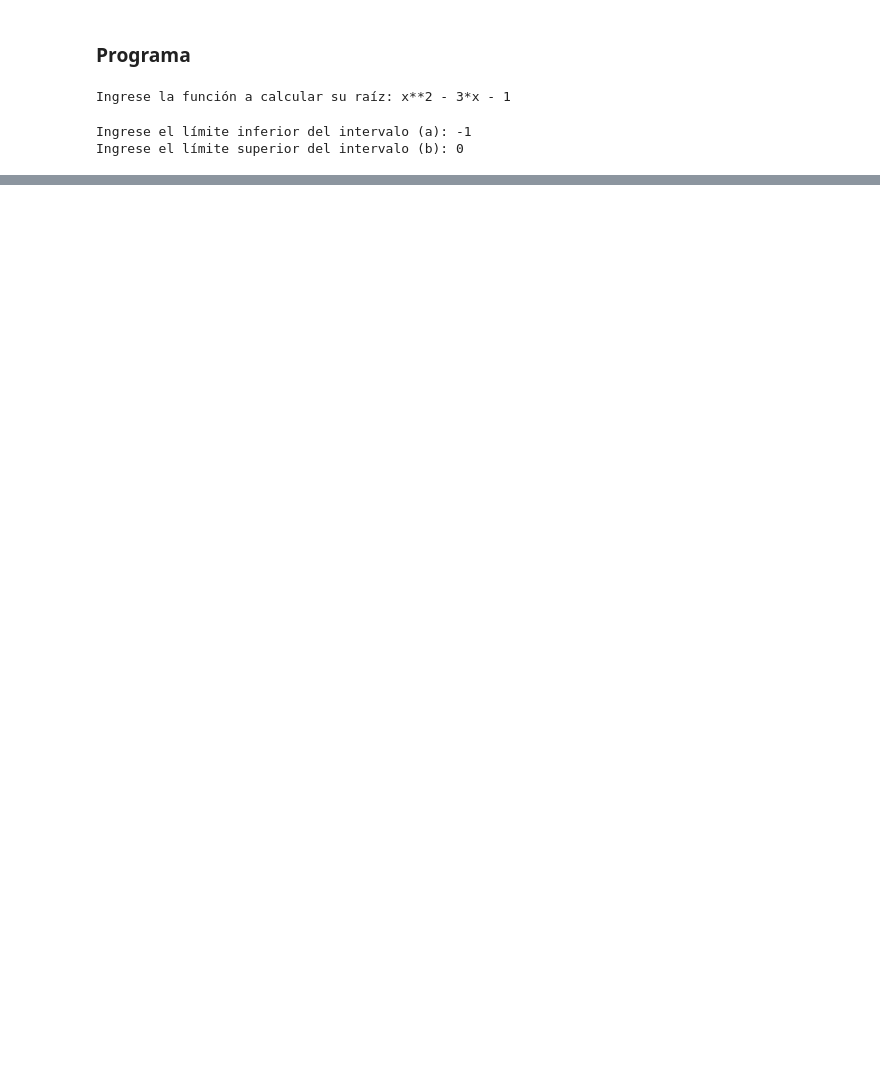
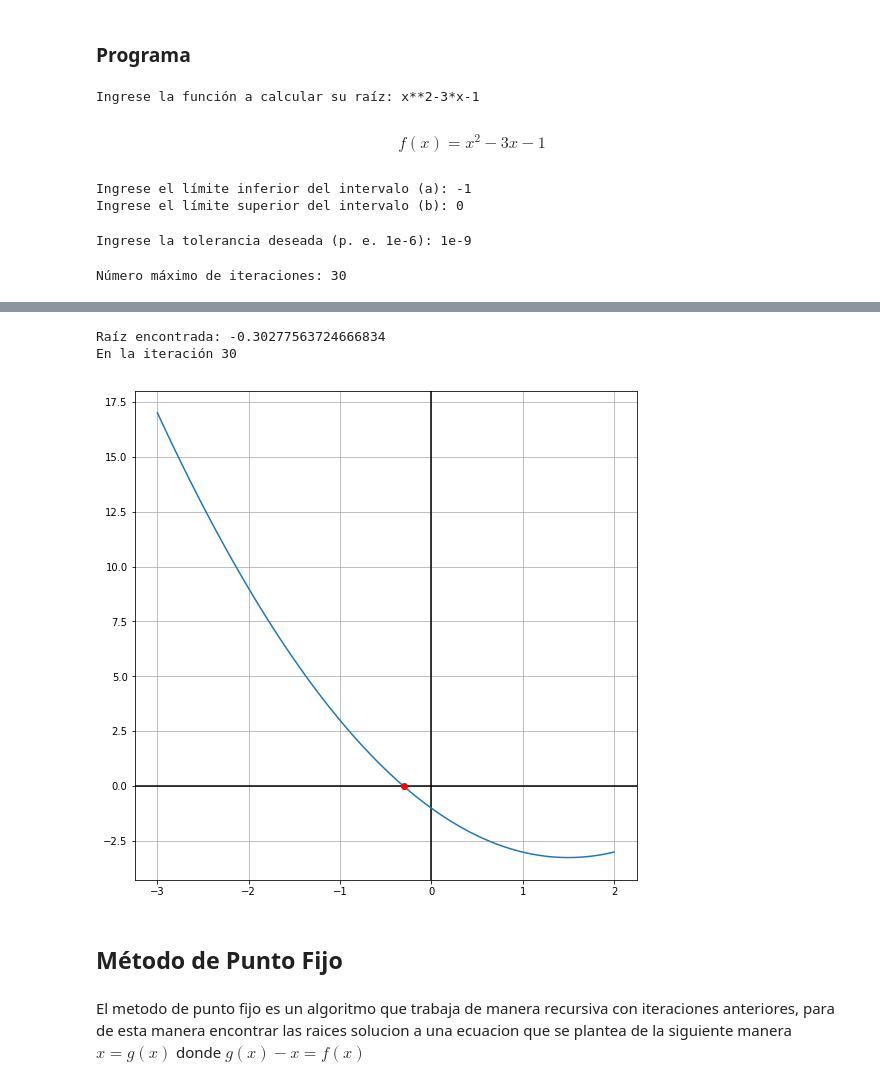
Before and after one commit to 00251716/NumericalAnalysis2018, a Jupyter notebook: 01-SolutionsOfEquations/1-1-SolutionsOfEquations.ipynb, the cells around one changed output, grey strips where cells are left out. Cells and saved outputs as stored; diff of their text form; code cells hidden in the pictures; blank space fills up the shorter version.

```diff
--- a/01-SolutionsOfEquations/1-1-SolutionsOfEquations.ipynb
+++ b/01-SolutionsOfEquations/1-1-SolutionsOfEquations.ipynb
@@ -28,19 +45,18 @@ while True:
     try:
         f = sympify(input('Ingrese la función a calcular su raíz: '))
         break
-    except SympifyError as err:
+    except SympifyError:
         print("¡Ups! Parece que la función no fue ingresada correctamente. Intente de nuevo.")
+display(Latex('$$ f(x) = ' + latex(f) + ' $$'))
 # %% [output]
-Ingrese la función a calcular su raíz: x**2 - 3*x - 1
+Ingrese la función a calcular su raíz: x**2-3*x-1
+$$ f(x) = x^{2} - 3 x - 1 $$
 # %%
 # Solicitando el intervalo en el que se evalúa
 while True:
     try:
-        a = float(input("Ingrese el límite inferior del intervalo (a): "))
-        b = float(input("Ingrese el límite superior del intervalo (b): "))
-        if a > b:
-            print("El límite inferior es mayor que el superior, se invertirán para continuar con el desarrollo")
-            a, b = b, a
+        a = float(sympify(input("Ingrese el límite inferior del intervalo (a): ")).evalf())
+        b = float(simpify(input("Ingrese el límite superior del intervalo (b): ")).evalf())
         break
     except ValueError:
         print("El valor ingresado no es un número. Intente de nuevo.")
@@ -49,3 +65,62 @@ higherbound = b
 # %% [output]
 Ingrese el límite inferior del intervalo (a): -1
 Ingrese el límite superior del intervalo (b): 0
+# %%
+# Solicitando la tolerancia
+while True:
+    try:
+        tol = abs(float(input("Ingrese la tolerancia deseada (p. e. 1e-6): ")))
+        break
+    except ValueError:
+        print("El valor ingresado no es un número. Intente de nuevo.")
+# %% [output]
+Ingrese la tolerancia deseada (p. e. 1e-6): 1e-9
+# %%
+n = ceil(log(abs(higherbound-lowerbound)/tol,2))
+print("Número máximo de iteraciones: {}\n".format(n))
+
+a = lowerbound
+b = higherbound
+fa = f.subs(x, a).evalf()
+fb = f.subs(x, b).evalf()
+columns = ["i", "a", "b", "c", "f(c)", "Eabs"]
+data = []
+methodFailed = True
+if fb*fa < 0:
+    for i in range(n):
+        c = (a+b)/2
+        fc = f.subs(x, c).evalf()
+        e_abs = abs((b-a)/2)
+        aux = [str(i), "{:.10f}".format(a), "{:.10f}".format(b),
+               "{:.10f}".format(c), "{:.10f}".format(fc), "{:.10e}".format(e_abs)]
+        data.append(aux)
+        fa = f.subs(x, a).evalf()
+        if fc == 0 or e_abs < tol:
+            methodFailed = False
+            break
+        if fc*fa < 0: b = c
+        else: a = c
+
+    if methodFailed:
+        print('El método falló después de {} iteraciones'.format(n))
+    else:
+#         table = base_table
+
+#         display(HTML(table))
+        printTable(columns, data)
+        print("\nRaíz encontrada: {}\nEn la iteración {}".format(c, i+1))
+
+        fig, ax = plot.subplots(figsize=(9,9));
+        ax.axhline(y=0, color="k")
+        ax.axvline(x=0, color="k")
+        xv = np.linspace(lowerbound-2,higherbound+2,100)
+        plot.plot(xv, lambdify(x, f)(xv))
+        plot.plot([c],[fc],"ro")
+        plot.grid()
+        plot.show()
+else:
+    print("No se puede garantizar la existencia de una raíz en el intervalo proporcionado para la función. [{},{}]"
+         .format(lowerbound, higherbound)
+         )
+# %% [output]
+Número máximo de iteraciones: 30
@@ -51,0 +144,7 @@ Ingrese el límite superior del intervalo (b): 0
+Raíz encontrada: -0.30277563724666834
+En la iteración 30
+[figure, added]
+# %% [markdown]
+## Método de Punto Fijo
+# %% [markdown]
+El metodo de punto fijo es un algoritmo que trabaja de manera recursiva con iteraciones anteriores, para de esta manera encontrar las raices solucion a una ecuacion que se plantea de la siguiente manera $x = g(x)$  donde  $g(x) - x = f(x)$
```
Also changed, not shown: parts of 28 cells of this notebook, 1 other file.
